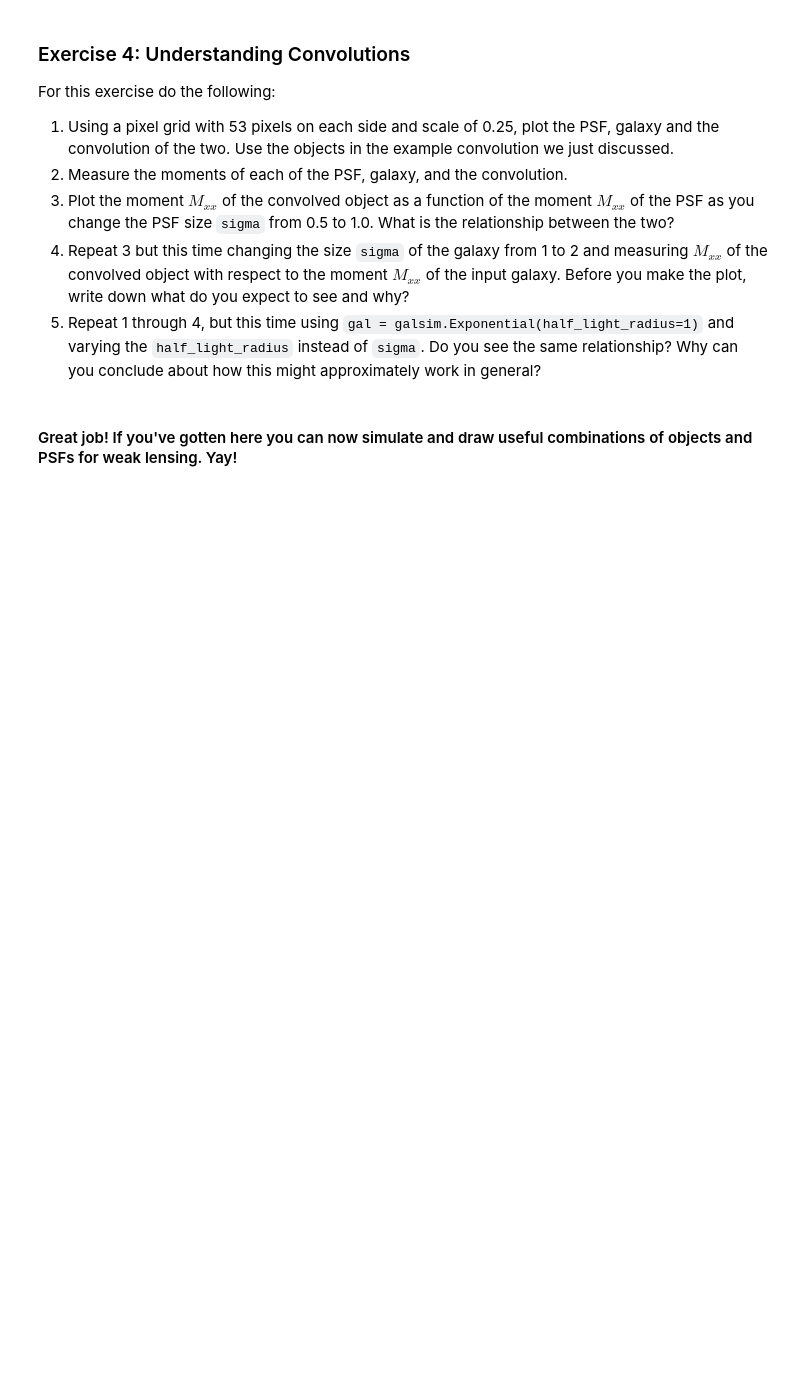
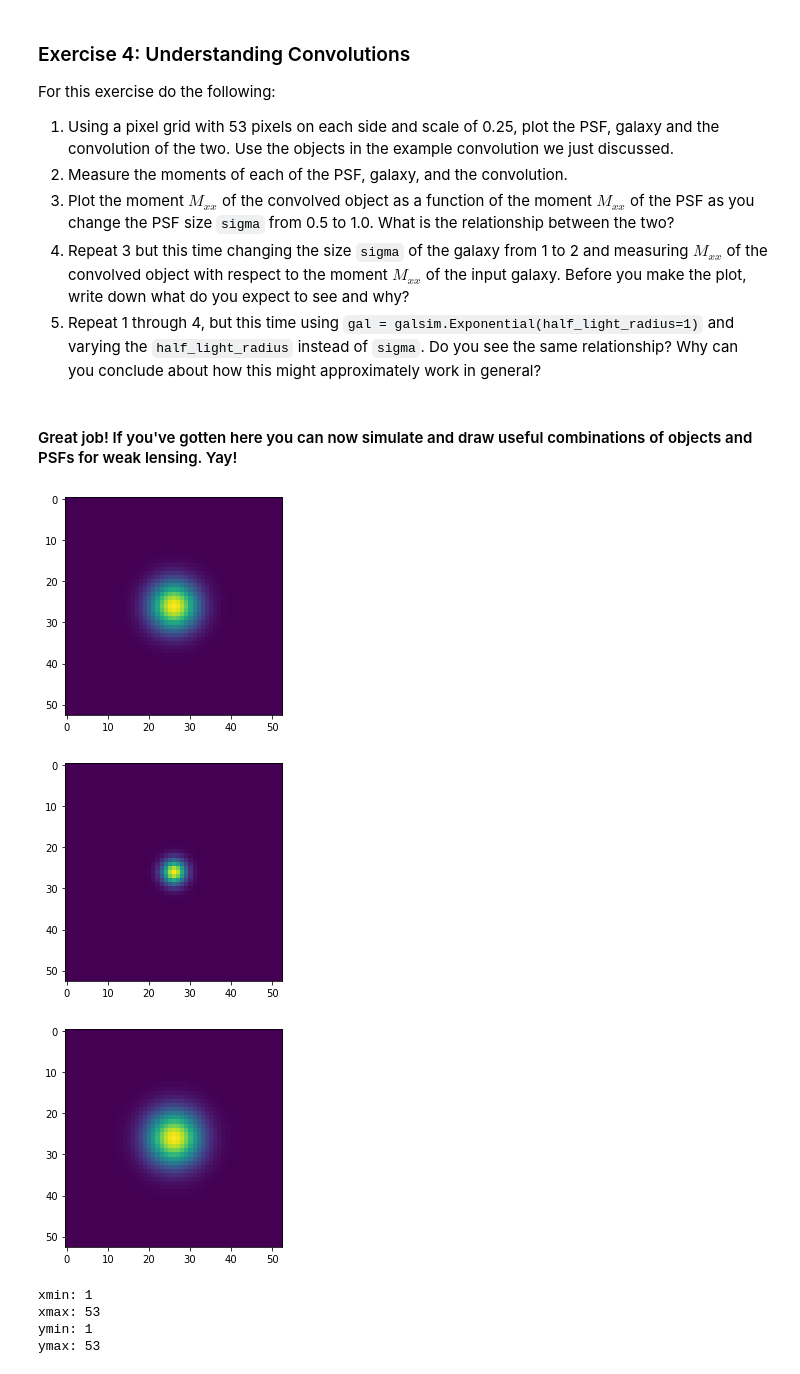
Before and after one commit to zhouconghao/shape-measurement-tutorials, a Jupyter notebook: shape_measurement_101.ipynb, the cells around one changed output. Drawn from its saved outputs; the diff is of its cells as text; code cells hidden in the pictures; blank space fills up the shorter version.

```diff
--- a/shape_measurement_101.ipynb
+++ b/shape_measurement_101.ipynb
@@ -472,3 +540,36 @@ For this exercise do the following:
 5. Repeat 1 through 4, but this time using `gal = galsim.Exponential(half_light_radius=1)` and varying the `half_light_radius` instead of `sigma`. Do you see the same relationship? Why can you conclude about how this might approximately work in general?
 # %% [markdown]
 #### Great job! If you've gotten here you can now simulate and draw useful combinations of objects and PSFs for weak lensing. Yay!
+# %%
+gal_im = gal.drawImage(scale=0.25,nx=53,ny=53)
+psf_im = psf.drawImage(scale=0.25,nx=53,ny=53)
+ob_im = observed_gal.drawImage(scale=0.25, nx=53, ny=53)
+
+plt.imshow(gal_im.array)
+plt.show()
+plt.imshow(psf_im.array)
+plt.show()
+plt.imshow(ob_im.array)
+plt.show()
+# %% [output]
+[figure, added]
+[figure, added]
+[figure, added]
+# %%
+print("xmin:", ob_im.bounds.xmin)
+print("xmax:", ob_im.bounds.xmax)
+print("ymin:", ob_im.bounds.ymin)
+print("ymax:", ob_im.bounds.ymax)
+
+xmin_zero = ob_im.bounds.xmin - 1
+xmax_zero = ob_im.bounds.xmax - 1
+ymin_zero = ob_im.bounds.ymin - 1
+ymax_zero = ob_im.bounds.ymax - 1
+
+x, y = np.meshgrid(np.arange(xmin_zero, xmax_zero+1), np.arange(ymin_zero, ymax_zero+1))
+x, y = x*0.25, y*0.25
+# %% [output]
+xmin: 1
+xmax: 53
+ymin: 1
+ymax: 53
```
Also changed, not shown: parts of 24 cells of this notebook.
